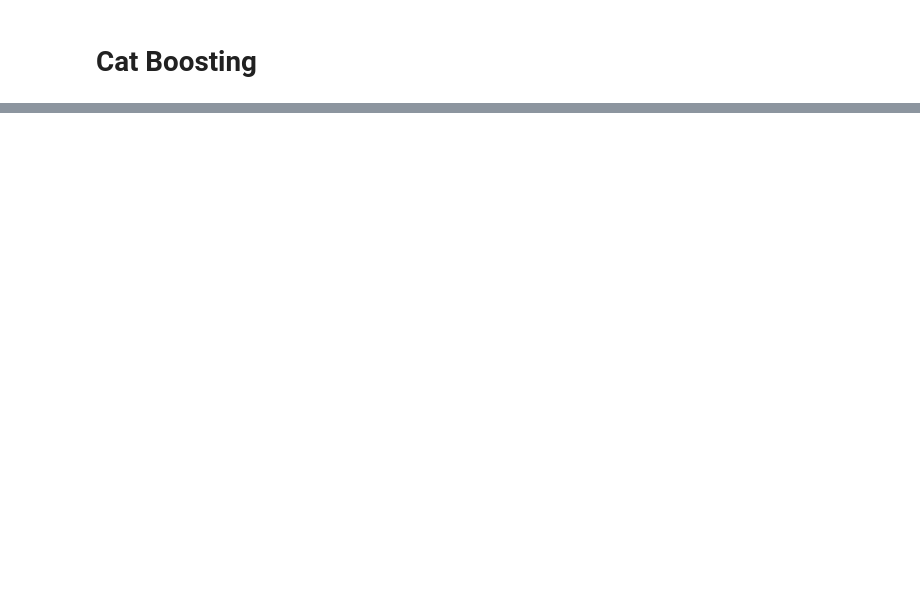
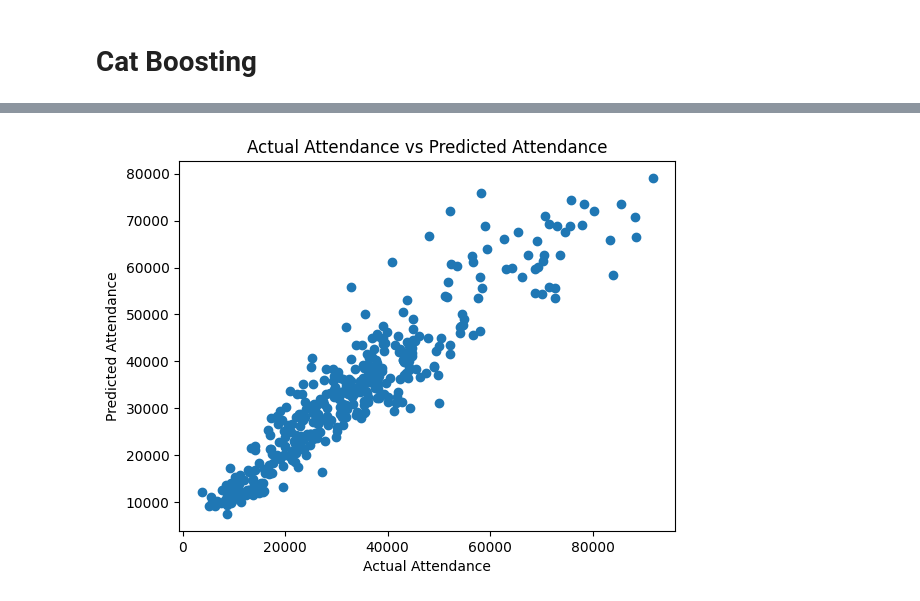
Before and after one commit to Raad42/AflAnalysis-, a Jupyter notebook: notebooks/model.ipynb, the cells around one changed output, grey strips where cells are left out. Drawn from its saved outputs; the diff is of its cells as text; code cells hidden in the pictures; blank space fills up the shorter version.

```diff
--- a/notebooks/model.ipynb
+++ b/notebooks/model.ipynb
@@ -171,0 +251,26 @@ plt.show()
+# %%
+X = mainDF[['Year', 'Round', 'MaxTemp', 'MinTemp', 'Rainfall', 'Venue', 'HomeTeam', 'AwayTeam', 'Day', 'homePosition', 'homePoints', 'StartTime','homePercentage', 'awayPosition']]
+Y = mainDF['Attendance']
+
+X_train, X_test, y_train, y_test = train_test_split(X,Y, test_size=0.20, random_state=42)
+# %%
+categorical_features = ['Venue', 'HomeTeam', 'AwayTeam', 'Day', 'StartTime']
+
+for col in categorical_features:
+    X_train[col] = X_train[col].astype('category')
+    X_test[col] = X_test[col].astype('category')
+
+train_data = lgb.Dataset(X_train, label=y_train, categorical_feature=categorical_features)
+test_data = lgb.Dataset(X_test, label=y_test, reference = train_data)
+
+params = {
+    'objective': 'regression',
+    'metric': 'rmse',
+    'boosting_type': 'gbdt',
+    'num_leaves': 11,
+    'learning_rate': 0.05,
+}
+
+booster = lgb.train(params, train_data, 100, valid_sets=[train_data, test_data])
+
+y_pred = booster.predict(X_test)
@@ -171,0 +358,9 @@ plt.show()
+# %%
+# Plot results
+plt.scatter(y_test, y_pred)
+plt.xlabel('Actual Attendance')
+plt.ylabel('Predicted Attendance')
+plt.title('Actual Attendance vs Predicted Attendance')
+plt.show()
+# %% [output]
+[figure, added]
```
Also changed, not shown: parts of 18 cells of this notebook, 26 other files.
